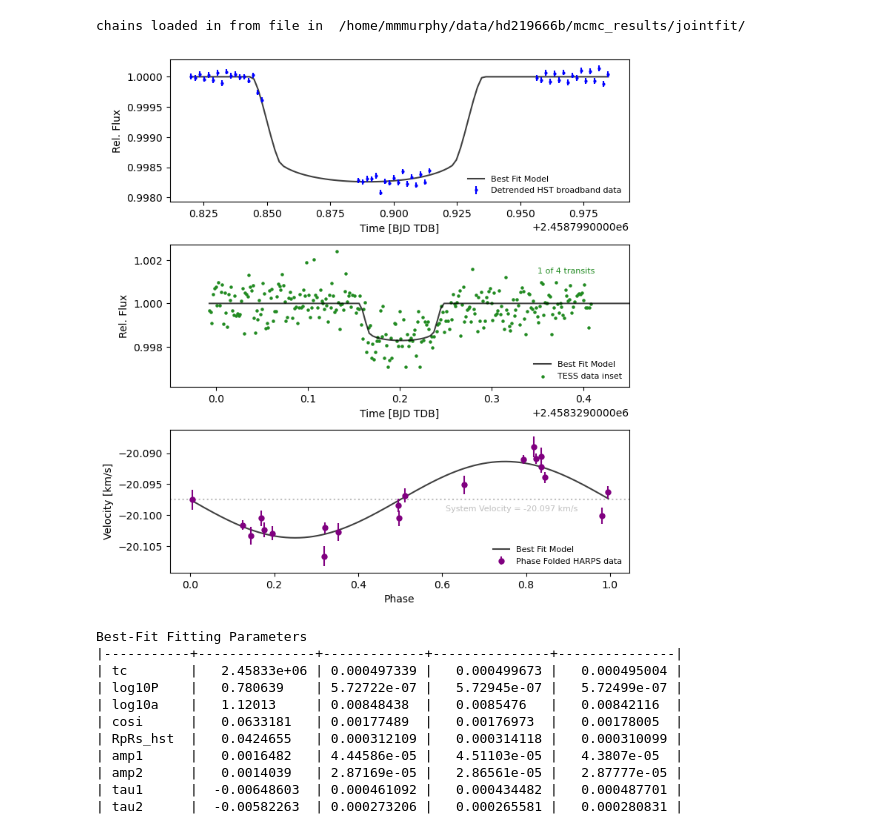
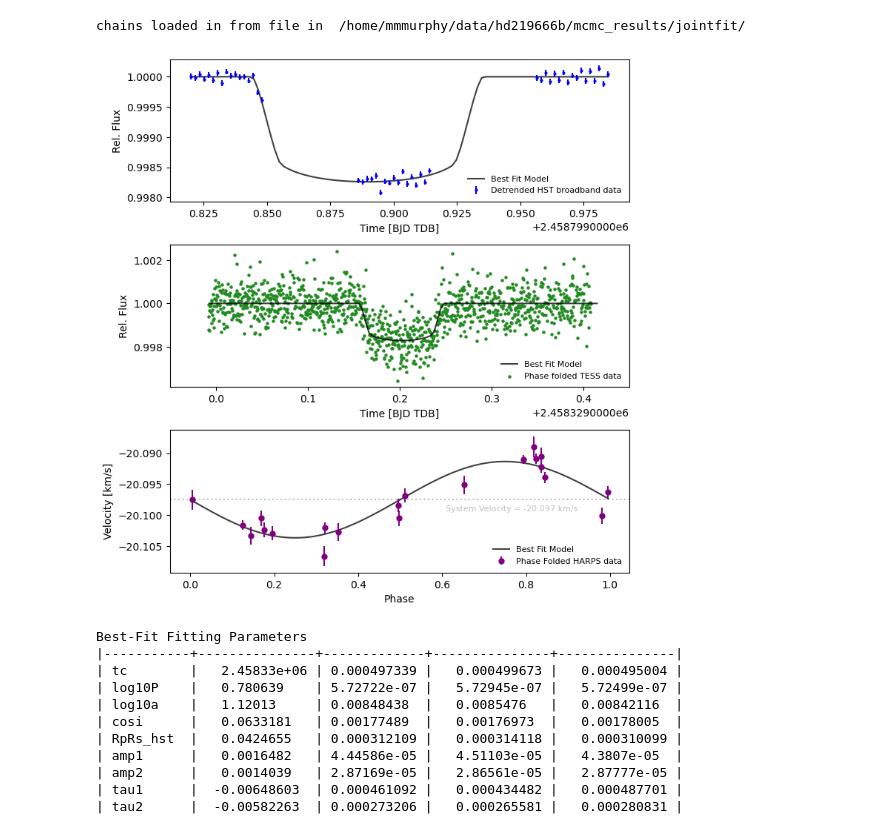
Before and after one commit to mm-murphy/hd219666b, a Jupyter notebook: modeling/Light Curve Fit - HST Broadband and TESS and HARPS RV.ipynb, the cells around one changed output. Saved outputs shown, nothing was run; the diff lists cells and outputs as text; code cells hidden in the pictures.

```diff
--- a/modeling/Light Curve Fit - HST Broadband and TESS and HARPS RV.ipynb
+++ b/modeling/Light Curve Fit - HST Broadband and TESS and HARPS RV.ipynb
@@ -622,33 +622,42 @@ chains loaded in from file in  /home/mmmurphy/data/hd219666b/mcmc_results/jointf
 # %%
 #lnPost_init = lnPosterior(theta_init)
 #print('Initial lnPosterior:', lnPost_init)
 fig, ax = plt.subplots(figsize=(8,9), nrows=3)
 plt.subplots_adjust(hspace=0.3)
+## Plotting the HST data
 ax[0].plot(times_h_smooth, transit_h_smooth, c='black', alpha=0.75, label='Best Fit Model')
 ax[0].errorbar(times_h, detflux_h, deterrs_h, marker='o', ls='None', c='blue', ms=2, label='Detrended HST broadband data')
 ax[0].set(xlabel='Time [BJD TDB]', ylabel='Rel. Flux')
 ax[0].legend(loc='lower right', frameon=False, fontsize=8)
+## Plotting the TESS data
+# folding the transits onto each other
+period = 10. ** param_fits[1]
+tt = times_t-2458300
+tt[(tt > 32.5)] -= period
+tt[(tt > 32)] -= period
+tt[(tt > 34)] -= period
+foldedtimes_t = tt + 2458300
 
-ax[1].plot(times_t_smooth, transit_t_smooth, c='black', alpha=0.75, label='Best Fit Model')
-ax[1].scatter(times_t, fluxes_t, c='forestgreen', s=5, label='TESS data inset')
+ax[1].plot(times_t_smooth[0:115], transit_t_smooth[0:115], c='black', alpha=0.75, label='Best Fit Model')
+ax[1].scatter(foldedtimes_t, fluxes_t, c='forestgreen', s=5, label='Phase folded TESS data')
 ax[1].set_xlim((lit_tc-.25), (lit_tc+.25))
 ax[1].set(xlabel='Time [BJD TDB]', ylabel='Rel. Flux')
-ax[1].text(0.8, 0.8, '1 of 4 transits', c='forestgreen', fontsize=8, transform=ax[1].transAxes)
+#ax[1].text(0.8, 0.8, '1 of 4 transits', c='forestgreen', fontsize=8, transform=ax[1].transAxes)
 ax[1].legend(loc='lower right', frameon=False, fontsize=8)
 #ax[1].axvline(lit_tc, c='gray', alpha=0.75)
 
 
 ax[2].axhline(param_fits[15], c='gray', ls='dotted', alpha=0.5)
 ax[2].text(0.6, 0.43, 'System Velocity = %.3f km/s'%(param_fits[15]), c='gray', alpha=0.5, fontsize=8, transform=ax[2].transAxes)
 ax[2].plot(RVsmoothphase, RVsmoothmodel, c='black', alpha=0.75, label='Best Fit Model')
 ax[2].errorbar(phase_rv, vels_rv, errs_rv, ls='None', marker='o', c='purple', ms=5, label='Phase Folded HARPS data')
 ax[2].set(xlabel='Phase', ylabel='Velocity [km/s]')
 ax[2].legend(loc='lower right', frameon=False, fontsize=8)
 
 #plt.savefig('figures/combined_bbfits.png', dpi=400, bbox_inches='tight')
 plt.show()
 # %% [output]
-[figure, old version]
+[figure, new version]
 # %%
 ## things to print out
 # best fit parameters
```
Also changed, not shown: parts of 2 cells of this notebook, 5 other files.
